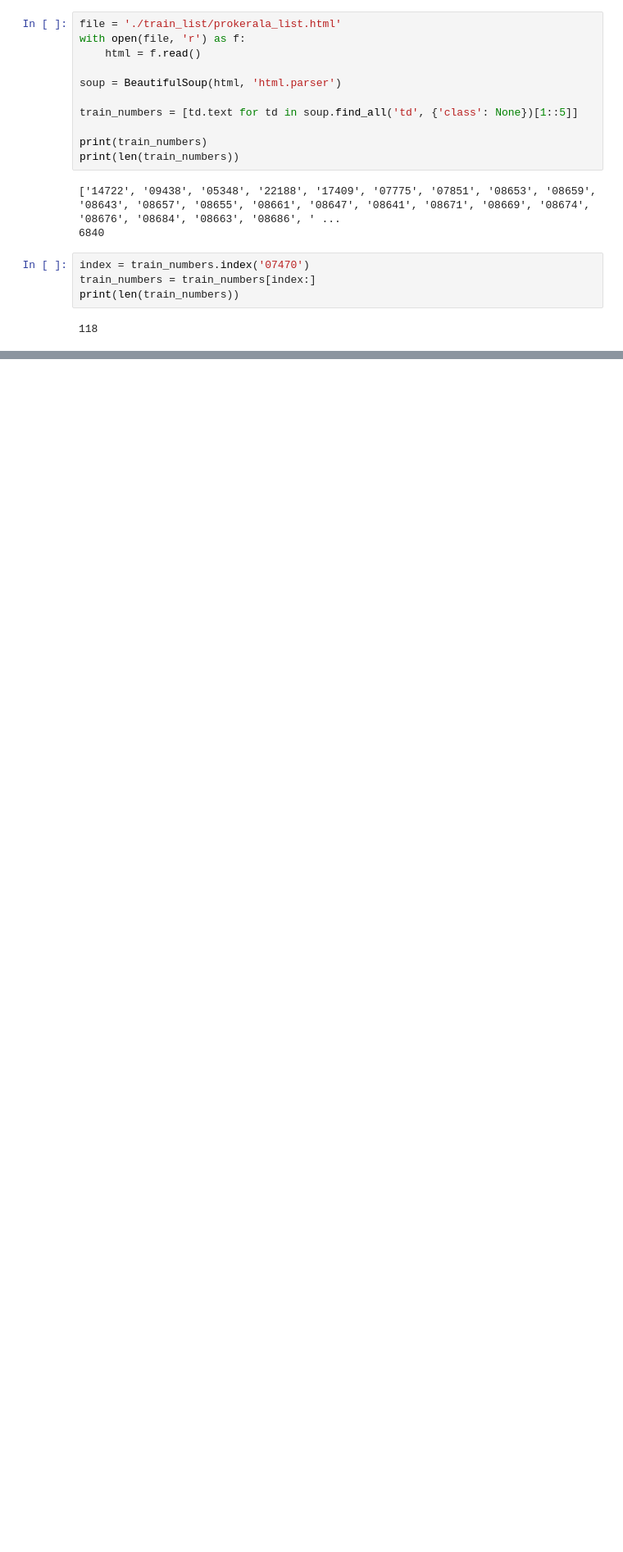
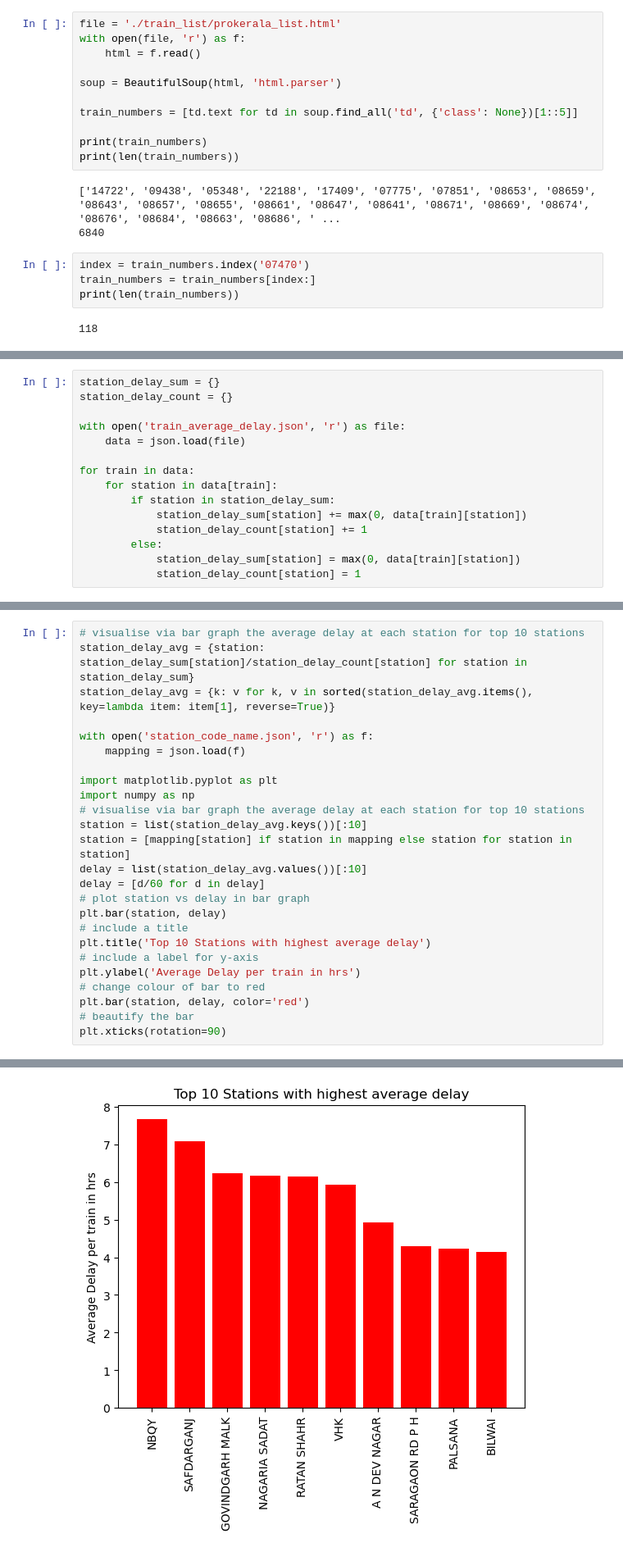
Before and after one commit to Armagaan/irn-data-analysis, a Jupyter notebook: scrapping/main.ipynb, the cells around one changed output, grey strips where cells are left out. Shown at 82% size. Drawn from its saved outputs; the diff is of its cells as text; blank space fills up the shorter version.

```diff
--- a/scrapping/main.ipynb
+++ b/scrapping/main.ipynb
@@ -378,0 +333,15 @@ with open('train_info.json', 'w') as f:
+# %%
+station_delay_sum = {}
+station_delay_count = {}
+
+with open('train_average_delay.json', 'r') as file:
+    data = json.load(file)
+
+for train in data:
+    for station in data[train]:
+        if station in station_delay_sum:
+            station_delay_sum[station] += max(0, data[train][station])
+            station_delay_count[station] += 1
+        else:
+            station_delay_sum[station] = max(0, data[train][station])
+            station_delay_count[station] = 1
@@ -378,0 +350,26 @@ with open('train_info.json', 'w') as f:
+# %%
+# visualise via bar graph the average delay at each station for top 10 stations
+station_delay_avg = {station: station_delay_sum[station]/station_delay_count[station] for station in station_delay_sum}
+station_delay_avg = {k: v for k, v in sorted(station_delay_avg.items(), key=lambda item: item[1], reverse=True)}
+
+with open('station_code_name.json', 'r') as f:
+    mapping = json.load(f)
+
+import matplotlib.pyplot as plt
+import numpy as np
+# visualise via bar graph the average delay at each station for top 10 stations
+station = list(station_delay_avg.keys())[:10]
+station = [mapping[station] if station in mapping else station for station in station]
+delay = list(station_delay_avg.values())[:10]
+delay = [d/60 for d in delay]
+# plot station vs delay in bar graph
+plt.bar(station, delay)
+# include a title
+plt.title('Top 10 Stations with highest average delay')
+# include a label for y-axis
+plt.ylabel('Average Delay per train in hrs')
+# change colour of bar to red
+plt.bar(station, delay, color='red')
+# beautify the bar
+plt.xticks(rotation=90)
+# %% [output]
@@ -378,0 +387 @@ with open('train_info.json', 'w') as f:
+[figure, added]
```
Also changed, not shown: parts of 9 cells of this notebook, 8 other files.
